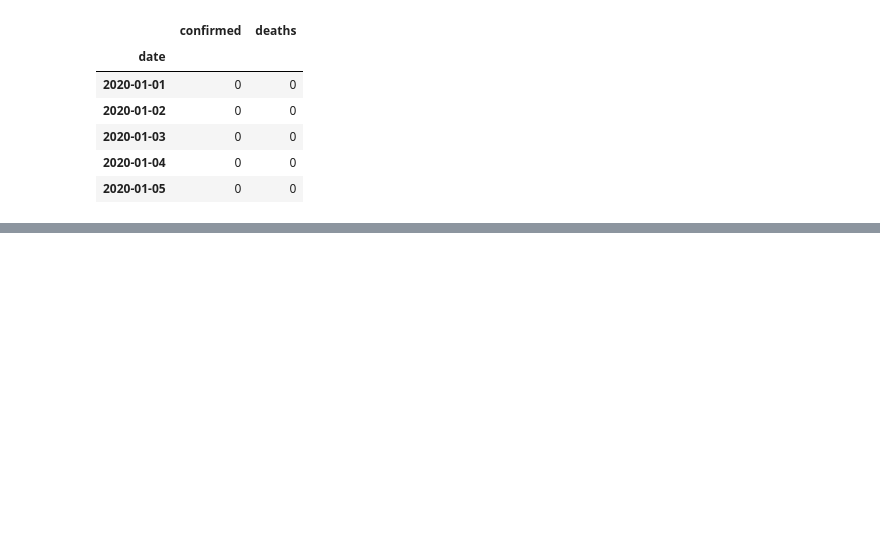
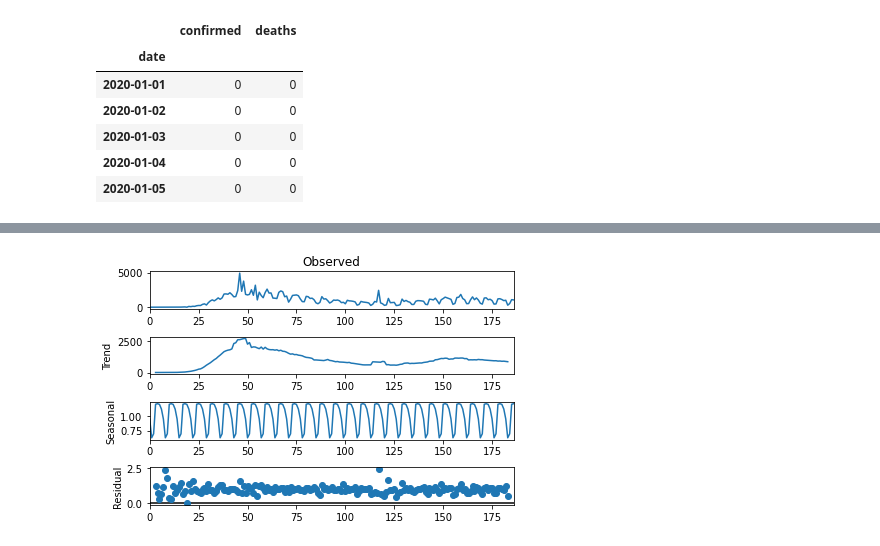
Before and after one commit to guilourenzo/mba-usp, a Jupyter notebook: APRENDIZADO DINÂMICO/PROJETO FINAL/GuilhermeLourenco_FINAL.ipynb, the cells around one changed output, grey strips where cells are left out. Cells and saved outputs as stored; diff of their text form; code cells hidden in the pictures; blank space fills up the shorter version.

```diff
--- a/APRENDIZADO DINÂMICO/PROJETO FINAL/GuilhermeLourenco_FINAL.ipynb
+++ b/APRENDIZADO DINÂMICO/PROJETO FINAL/GuilhermeLourenco_FINAL.ipynb
@@ -40,0 +70,9 @@ memory usage: 15.8 KB
+# %%
+mortes_mult = np.array(list(covid.deaths[covid.deaths > 0]))
+
+result = seasonal_decompose(mortes_mult, model='multiplicative', period=7)
+result.plot()
+
+plt.show()
+# %% [output]
+[figure, added]
```
Also changed, not shown: parts of 22 cells of this notebook, 3 other files.
